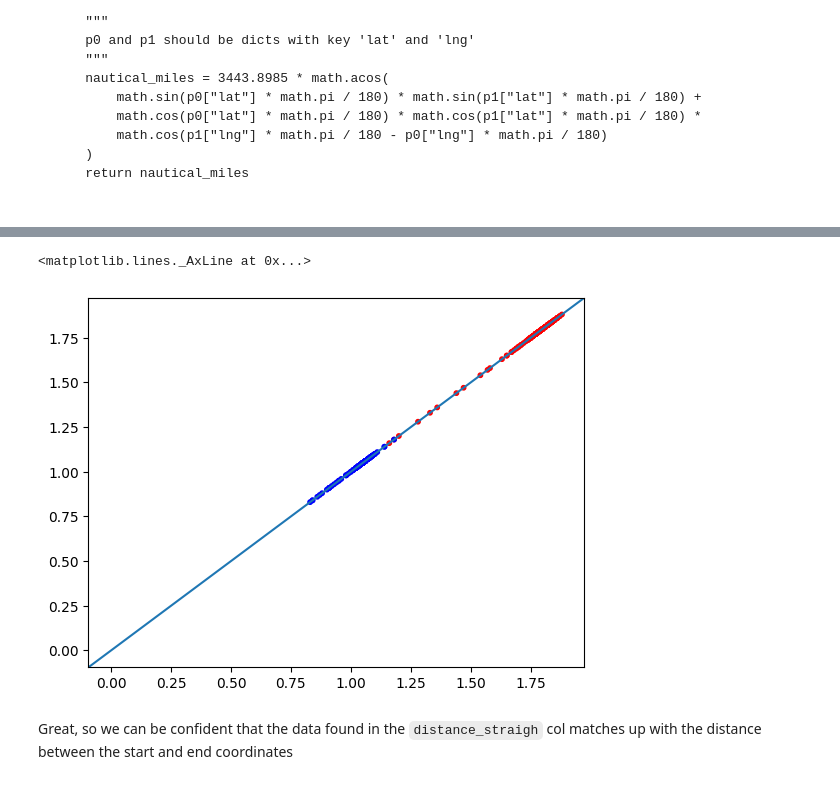
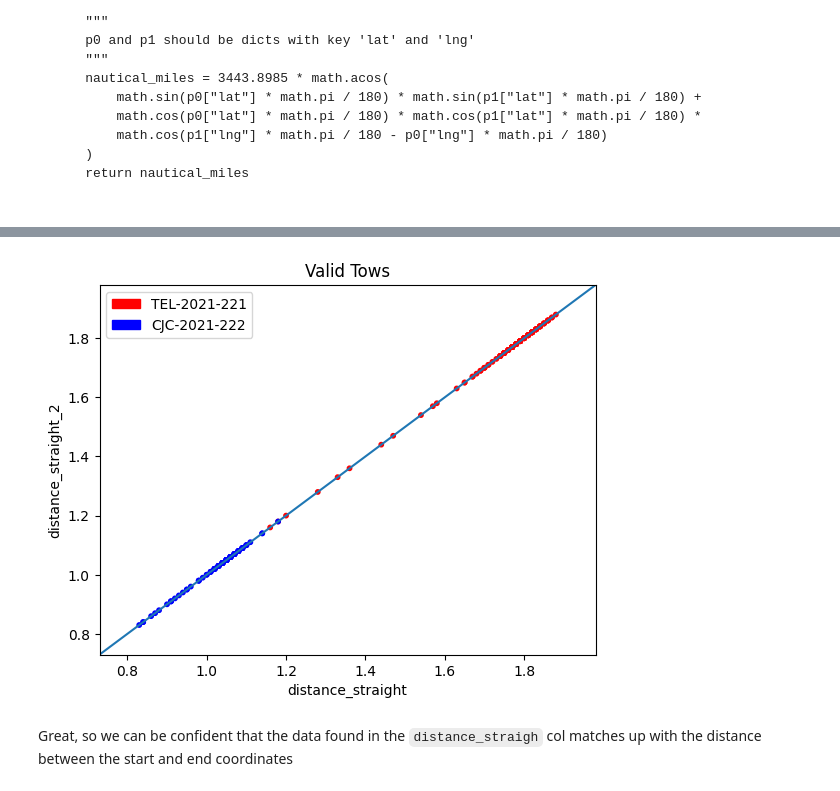
Before and after one commit to dfo-gulf-science/JupyterNotebookCollection, a Jupyter notebook: ComparativeSetDistances/compare.ipynb, the cells around one changed output, grey strips where cells are left out. Cells and saved outputs as stored; diff of their text form; code cells hidden in the pictures.

```diff
--- a/ComparativeSetDistances/compare.ipynb
+++ b/ComparativeSetDistances/compare.ipynb
@@ -102,7 +104,6 @@ column_rename_map = {
 
 }
 # %%
-# TELEOST IMPORT
 
 # let's start by grabbing the data frame
 df_tel = pd.read_csv("./data/TEL_set_data.csv")
@@ -110,16 +111,16 @@ df_car = pd.read_csv("./data/CAR_set_data.csv")
 
 df = pd.concat([df_tel, df_car], ignore_index=True)
 
-
 df = df.loc[:, fields_of_interest + coordinate_fields]
 df.rename(columns=column_rename_map, inplace=True)
 df["cruise"] = df["cruise"].apply(lambda x: extract_mission_number(x))
 df["station_number"] = df["station_number"].apply(lambda x: extract_station_number(x))
+df["set_number"] = df["set_number"].astype("str")
 df["start_date"] = pd.to_datetime(df["start_date"].apply(lambda x: x.split(".")[0].split("+")[0]), format="%Y-%m-%d %H:%M:%S")
 df["start"] = df.apply(lambda x: {"lat": coord_combiner(x["start_latitude_DD"], x["start_latitude_MMmm"]),
-                                          "lng": coord_combiner(x["start_longitude_DD"], x["start_longitude_MMmm"])}, axis=1)
+                                  "lng": coord_combiner(x["start_longitude_DD"], x["start_longitude_MMmm"])}, axis=1)
 df["end"] = df.apply(lambda x: {"lat": coord_combiner(x["end_latitude_DD"], x["end_latitude_MMmm"]),
-                                        "lng": coord_combiner(x["end_longitude_DD"], x["end_longitude_MMmm"])}, axis=1)
+                                "lng": coord_combiner(x["end_longitude_DD"], x["end_longitude_MMmm"])}, axis=1)
 df.drop(columns=coordinate_fields)
 df.sort_values("start_date", inplace=True)
 
@@ -128,6 +129,9 @@ color_map = {
     "CJC-2021-222": "blue",
 }
 df["color"] = df["cruise"].map(color_map)
+# make some variables for the legends
+red_patch = mpatches.Patch(color='red', label='TEL-2021-221')
+blue_patch = mpatches.Patch(color='blue', label='CJC-2021-222')
 
 # lets keep only NORMAL sets
 mask = df["set_result"].str.contains("NORMAL")
@@ -153,14 +157,35 @@ df
 283 rows × 20 columns
+# %%
+def plot_distances(d1_name, d2_name):
+    fig, ax = plt.subplots()
+    plt.scatter(df[d1_name], df[d2_name], c=df["color"], s=10)
+    plt.xlabel(d1_name)
+    plt.xlim(df[d1_name].min() - 0.1, df[d1_name].max() + 0.1)
+    plt.ylim(df[d2_name].min() - 0.1, df[d2_name].max() + 0.1)
+    plt.ylabel(d2_name)
+    plt.title("Valid Tows")
+    ax.axline((0, 0), slope=1)
+
+    # let's annotate the points that are weird
+    std = (df[d1_name] - df[d2_name]).std()
+
+    for i in range(0, df.shape[0]):
+        d1 = df[d1_name].iloc[i]
+        d2 = df[d2_name].iloc[i]
+        dd = abs(d1 - d2)
+        # annotate when distance is 2 x std
+        if dd > (2 * std):
+            plt.annotate(f'stn:{df.iloc[i]["station_number"]} set:{df.iloc[i]["set_number"]}', (df.iloc[i][d1_name], df.iloc[i][d2_name]))
+
+    plt.legend(handles=[red_patch, blue_patch])
 # %%
 # let's recalculate the `distance_straight` here so we are sure that this is in fact what the set report has provided us with
+
 df["distance_straight_2"] = df.apply(lambda x: round(calc_nautical_dist(x.start, x.end), 2), axis=1)
 x = df.apply(lambda x: x["distance_straight"] == x["distance_straight_2"], axis=1)
 assert pd.Series.sum(x == False) == 0, "Some of the calculated distances do not jive with the values on the set report"
-fig, ax = plt.subplots()
-plt.scatter(df["distance_straight"], df["distance_straight_2"], c=df["color"], s=10)
-ax.axline((0, 0), slope=1)
+plot_distances("distance_straight", "distance_straight_2")
 # %% [output]
-<matplotlib.lines._AxLine at 0x...>
-[figure, old version]
+[figure, new version]
 # %% [markdown]
 Great, so we can be confident that the data found in the `distance_straigh` col matches up with the distance between the start and end coordinates
```
Also changed, not shown: parts of 15 cells of this notebook.
